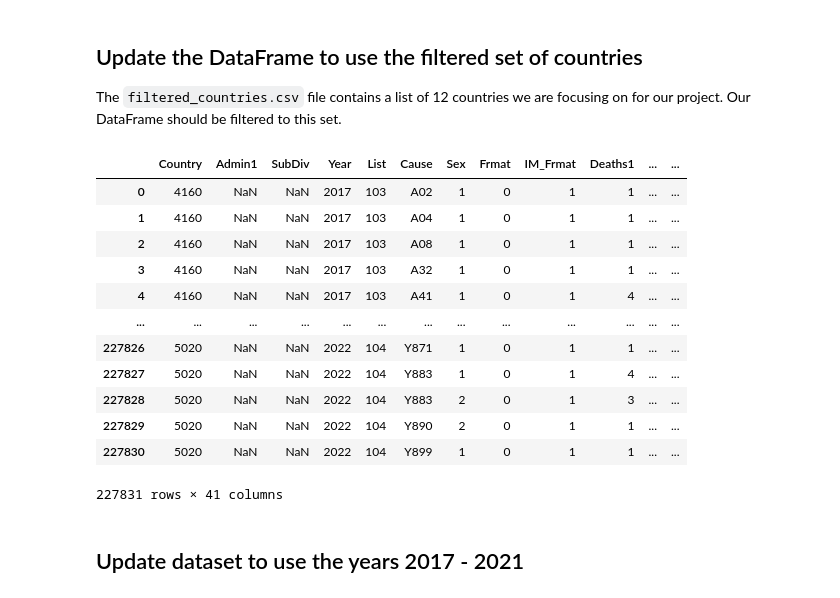
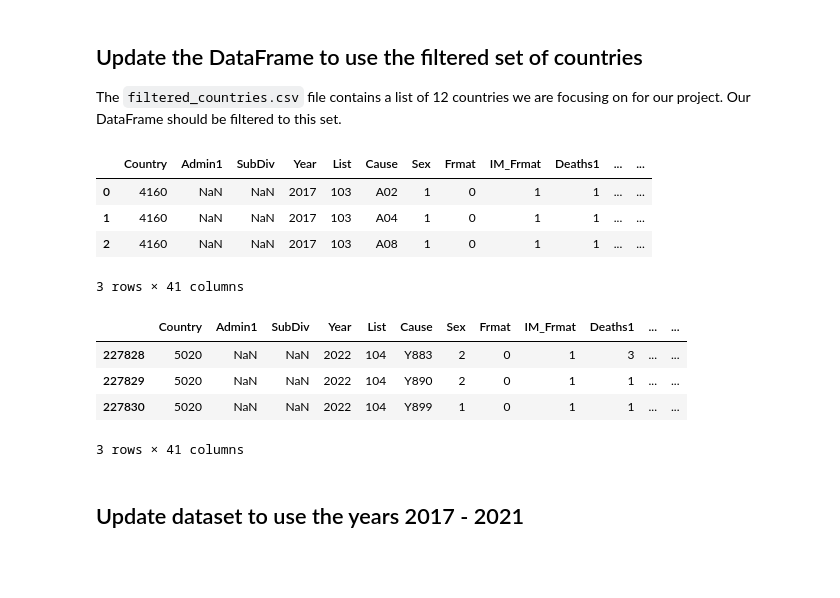
Before and after one commit to ShylaTatum/Group-Project-1, a Jupyter notebook: clean_workbook.ipynb, the cells around one changed output. Drawn from its saved outputs; the diff is of its cells as text; code cells hidden in the pictures; blank space fills up the shorter version.

```diff
--- a/clean_workbook.ipynb
+++ b/clean_workbook.ipynb
@@ -2,6 +2,7 @@
 ## Do Imports
 # %%
 import pandas as pd
+pd.set_option('display.max_rows', None)
 # %% [markdown]
 ## Read in Data Files
 # %%
@@ -54,21 +55,19 @@ display(df_cleaning.head(2))
 The `filtered_countries.csv` file contains a list of 12 countries we are focusing on for our project. Our DataFrame should be filtered to this set.
 # %%
 df_merged = df_cleaning.merge(df_filtered_countries, on='Country', how='inner')
-df_merged
+display(df_merged.head(3))
+display(df_merged.tail(3))
 # %% [output]
 |  | Country | Admin1 | SubDiv | Year | List | Cause | Sex | Frmat | IM_Frmat | Deaths1 | ... | ... |
 | 0 | 4160 | NaN | NaN | 2017 | 103 | A02 | 1 | 0 | 1 | 1 | ... | ... |
 | 1 | 4160 | NaN | NaN | 2017 | 103 | A04 | 1 | 0 | 1 | 1 | ... | ... |
 | 2 | 4160 | NaN | NaN | 2017 | 103 | A08 | 1 | 0 | 1 | 1 | ... | ... |
-| 3 | 4160 | NaN | NaN | 2017 | 103 | A32 | 1 | 0 | 1 | 1 | ... | ... |
-| 4 | 4160 | NaN | NaN | 2017 | 103 | A41 | 1 | 0 | 1 | 4 | ... | ... |
-| ... | ... | ... | ... | ... | ... | ... | ... | ... | ... | ... | ... | ... |
-| 227826 | 5020 | NaN | NaN | 2022 | 104 | Y871 | 1 | 0 | 1 | 1 | ... | ... |
-| 227827 | 5020 | NaN | NaN | 2022 | 104 | Y883 | 1 | 0 | 1 | 4 | ... | ... |
-| 227828 | 5020 | NaN | NaN | 2022 | 104 | Y883 | 2 | 0 | 1 | 3 | ... | ... |
-| 227829 | 5020 | NaN | NaN | 2022 | 104 | Y890 | 2 | 0 | 1 | 1 | ... | ... |
-| 227830 | 5020 | NaN | NaN | 2022 | 104 | Y899 | 1 | 0 | 1 | 1 | ... | ... |
-227831 rows × 41 columns
+3 rows × 41 columns
+|  | Country | Admin1 | SubDiv | Year | List | Cause | Sex | Frmat | IM_Frmat | Deaths1 | ... | ... |
+| 227828 | 5020 | NaN | NaN | 2022 | 104 | Y883 | 2 | 0 | 1 | 3 | ... | ... |
+| 227829 | 5020 | NaN | NaN | 2022 | 104 | Y890 | 2 | 0 | 1 | 1 | ... | ... |
+| 227830 | 5020 | NaN | NaN | 2022 | 104 | Y899 | 1 | 0 | 1 | 1 | ... | ... |
+3 rows × 41 columns
 # %% [markdown]
 ## Update dataset to use the years 2017 - 2021
 # %%
```
Also changed, not shown: parts of 9 cells of this notebook.
